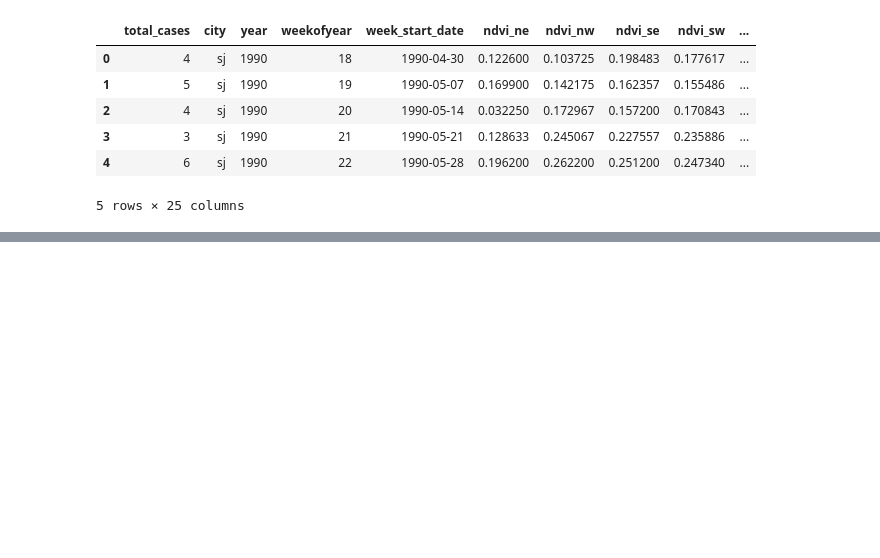
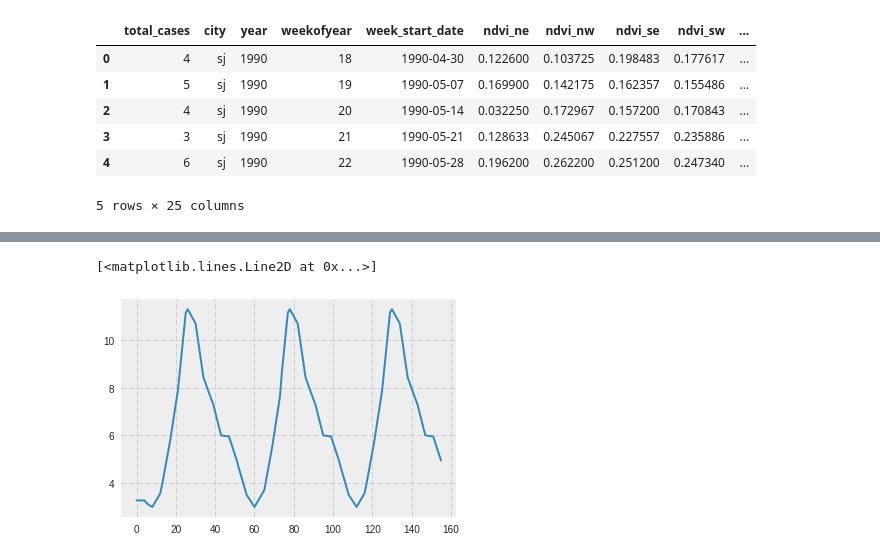
Before and after one commit to arunans23/DengAI-datadriven, a Jupyter notebook: DengiAIMlModel.ipynb, the cells around one changed output, grey strips where cells are left out. Drawn from its saved outputs; the diff is of its cells as text; code cells hidden in the pictures; blank space fills up the shorter version.

```diff
--- a/DengiAIMlModel.ipynb
+++ b/DengiAIMlModel.ipynb
@@ -57,0 +126,15 @@ trainingData.head()
+# %%
+iq_valid_split = '2007-7-01'
+iq_test_split = '2010-7-01' # pre and post submission dates
+
+# split
+iq_train = total_data_iq.loc[:iq_valid_split]
+iq_Xtrain = iq_train
+iq_ytrain = cases_iq[:len(iq_Xtrain)]
+
+iq_valid = total_data_iq.loc[iq_valid_split : iq_test_split]
+iq_Xvalid = iq_valid
+iq_yvalid = cases_iq[len(iq_train):]
+
+iq_test = total_data_iq.loc[iq_test_split:]
+iq_Xtest = iq_test
@@ -57,0 +192,17 @@ trainingData.head()
+# %%
+lr_iq = LinearRegression()
+X = pd.get_dummies(iq_Xtrain['month'], prefix='month')
+y = iq_ytrain.values
+
+lr_iq.fit(X, y)
+monthly_trend_train = pd.Series(lr_iq.predict(X)).rolling(9, min_periods = 1).mean()
+iq_residuals_train = y - monthly_trend_train
+Xtest = pd.get_dummies(iq_Xvalid['month'], prefix='month')
+ytest = iq_yvalid.values
+monthly_trend_valid = pd.Series(lr_iq.predict(Xtest)).rolling(9, min_periods=1).mean()
+iq_residuals_test = ytest - monthly_trend_valid
+# %%
+plt.plot(monthly_trend_valid)
+# %% [output]
+[<matplotlib.lines.Line2D at 0x...>]
+[figure, added]
```
Also changed, not shown: parts of 37 cells of this notebook, 4 other files.
